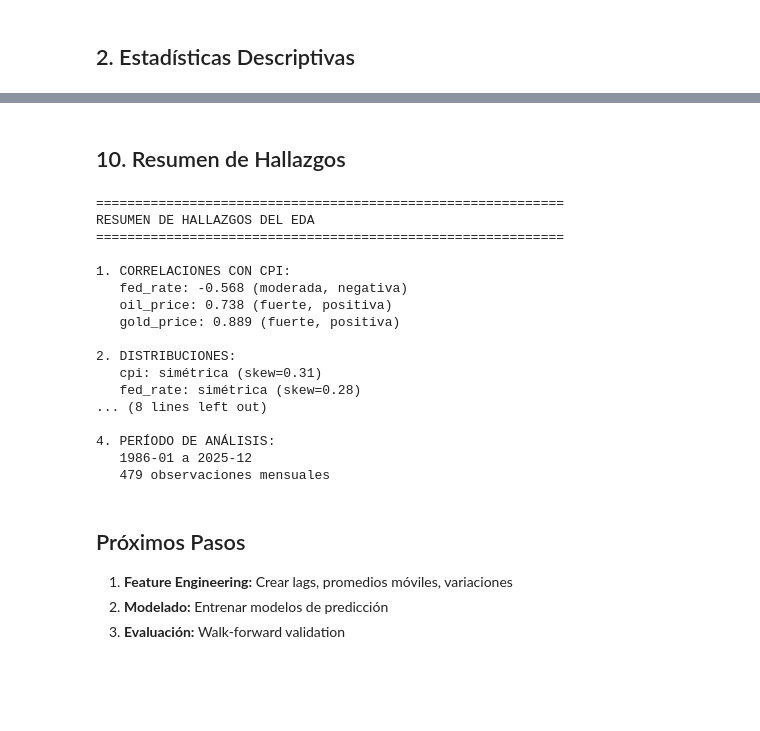
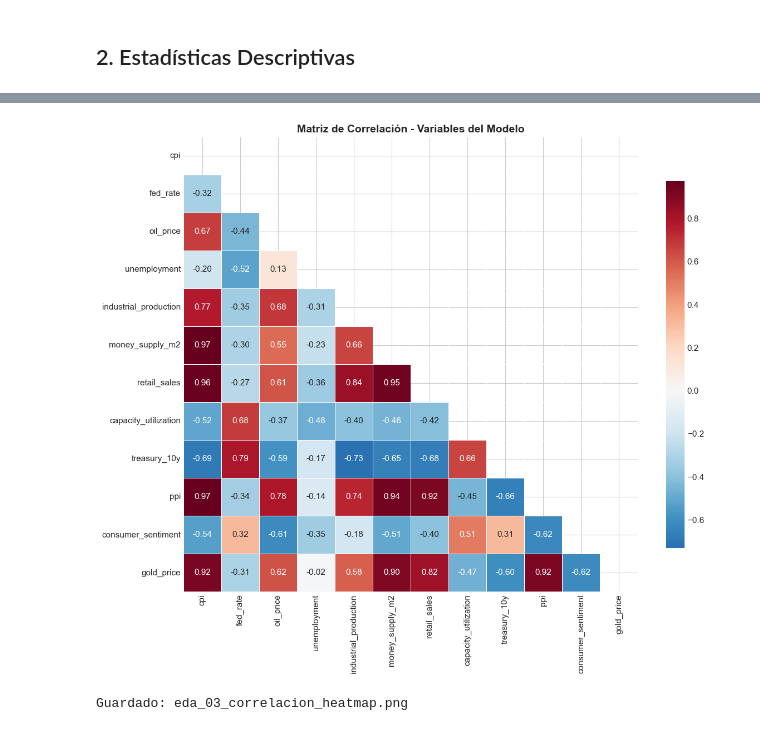
Before and after one commit to TotrepData/inflation-predictor, a Jupyter notebook: notebooks/02_eda.ipynb, the cells around one changed output, grey strips where cells are left out. Saved outputs shown, nothing was run; the diff lists cells and outputs as text; code cells hidden in the pictures; blank space fills up the shorter version.

```diff
--- a/notebooks/02_eda.ipynb
+++ b/notebooks/02_eda.ipynb
@@ -344,55 +206,18 @@ Guardado: eda_07_pairplot.png
-# %% [markdown]
-## 10. Resumen de Hallazgos
-# %%
-print("="*60)
-print("RESUMEN DE HALLAZGOS DEL EDA")
-print("="*60)
-
-print("\n1. CORRELACIONES CON CPI:")
-for var in predictores:
-    corr = df['cpi'].corr(df[var])
-    fuerza = "fuerte" if abs(corr) > 0.7 else "moderada" if abs(corr) > 0.4 else "débil"
-    direccion = "positiva" if corr > 0 else "negativa"
-    print(f"   {var}: {corr:.3f} ({fuerza}, {direccion})")
-
-print("\n2. DISTRIBUCIONES:")
-for var in variables:
-    skew = df[var].skew()
-    tipo = "simétrica" if abs(skew) < 0.5 else "sesgada a la derecha" if skew > 0 else "sesgada a la izquierda"
-    print(f"   {var}: {tipo} (skew={skew:.2f})")
-
-print("\n3. OUTLIERS:")
-for var in variables:
-    Q1 = df[var].quantile(0.25)
-    Q3 = df[var].quantile(0.75)
-    IQR = Q3 - Q1
-    outliers = df[(df[var] < Q1 - 1.5*IQR) | (df[var] > Q3 + 1.5*IQR)]
-    print(f"   {var}: {len(outliers)} outliers ({100*len(outliers)/len(df):.1f}%)")
-
-print("\n4. PERÍODO DE ANÁLISIS:")
-print(f"   {df['date'].min().strftime('%Y-%m')} a {df['date'].max().strftime('%Y-%m')}")
-print(f"   {len(df)} observaciones mensuales")
-# %% [output]
-============================================================
-RESUMEN DE HALLAZGOS DEL EDA
-============================================================
-
-1. CORRELACIONES CON CPI:
-   fed_rate: -0.568 (moderada, negativa)
-   oil_price: 0.738 (fuerte, positiva)
-   gold_price: 0.889 (fuerte, positiva)
-
-2. DISTRIBUCIONES:
-   cpi: simétrica (skew=0.31)
-   fed_rate: simétrica (skew=0.28)
-... (8 lines left out)
-
-4. PERÍODO DE ANÁLISIS:
-   1986-01 a 2025-12
-   479 observaciones mensuales
-# %% [markdown]
-## Próximos Pasos
-
-1. **Feature Engineering:** Crear lags, promedios móviles, variaciones
-2. **Modelado:** Entrenar modelos de predicción
-3. **Evaluación:** Walk-forward validation
+# %%
+# Heatmap de correlación
+fig, ax = plt.subplots(figsize=(12, 10))
+
+mask = np.triu(np.ones_like(corr_matrix, dtype=bool))
+sns.heatmap(corr_matrix, mask=mask, annot=True, fmt='.2f', cmap='RdBu_r',
+            center=0, square=True, linewidths=0.5, ax=ax,
+            cbar_kws={'shrink': 0.8})
+
+ax.set_title('Matriz de Correlación - Variables del Modelo', fontsize=14, fontweight='bold')
+
+plt.tight_layout()
+plt.savefig('figures/eda_03_correlacion_heatmap.png', dpi=150, bbox_inches='tight')
+plt.show()
+print("Guardado: eda_03_correlacion_heatmap.png")
+# %% [output]
+[figure, added]
+Guardado: eda_03_correlacion_heatmap.png
```
Also changed, not shown: parts of 50 cells of this notebook, 24 other files.
